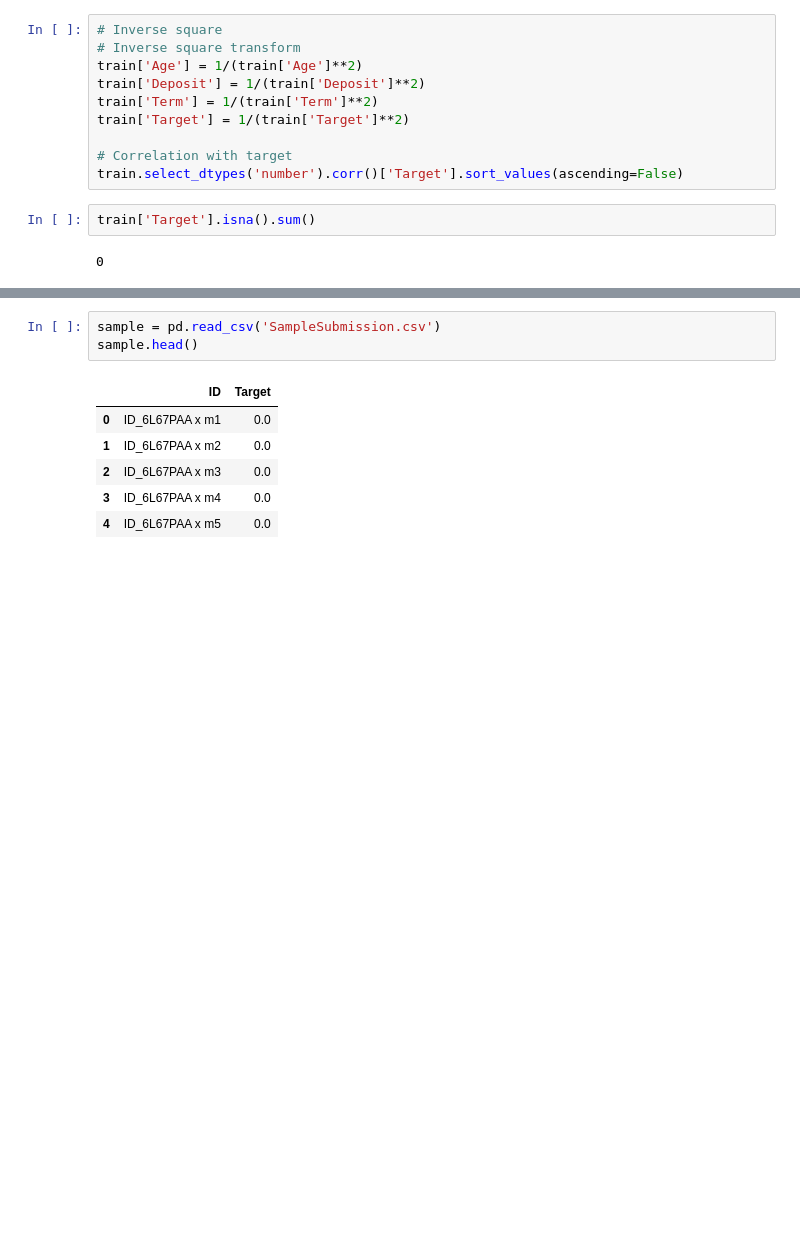
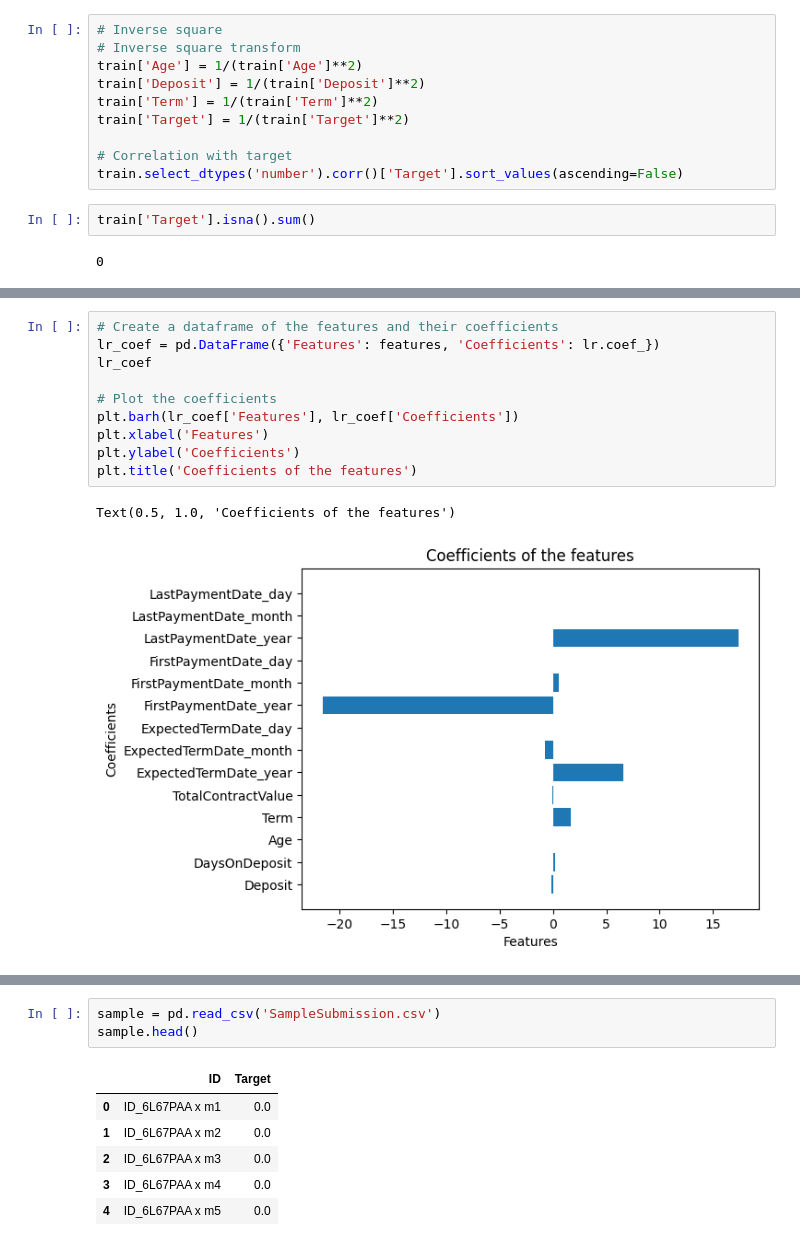
Before and after one commit to ashioyajotham/Daily-ML, a Jupyter notebook: ambassador-skill-up-hackathon/amba_hack.ipynb, the cells around one changed output, grey strips where cells are left out. Saved outputs shown, nothing was run; the diff lists cells and outputs as text; blank space fills up the shorter version.

```diff
--- a/ambassador-skill-up-hackathon/amba_hack.ipynb
+++ b/ambassador-skill-up-hackathon/amba_hack.ipynb
@@ -323,0 +323,13 @@ Text(0.5, 1.0, 'Actual vs Predicted values')
+# %%
+# Create a dataframe of the features and their coefficients
+lr_coef = pd.DataFrame({'Features': features, 'Coefficients': lr.coef_})
+lr_coef
+
+# Plot the coefficients
+plt.barh(lr_coef['Features'], lr_coef['Coefficients'])
+plt.xlabel('Features')
+plt.ylabel('Coefficients')
+plt.title('Coefficients of the features')
+# %% [output]
+Text(0.5, 1.0, 'Coefficients of the features')
+[figure, added]
```
Also changed, not shown: parts of 17 cells of this notebook, 7 other files.
